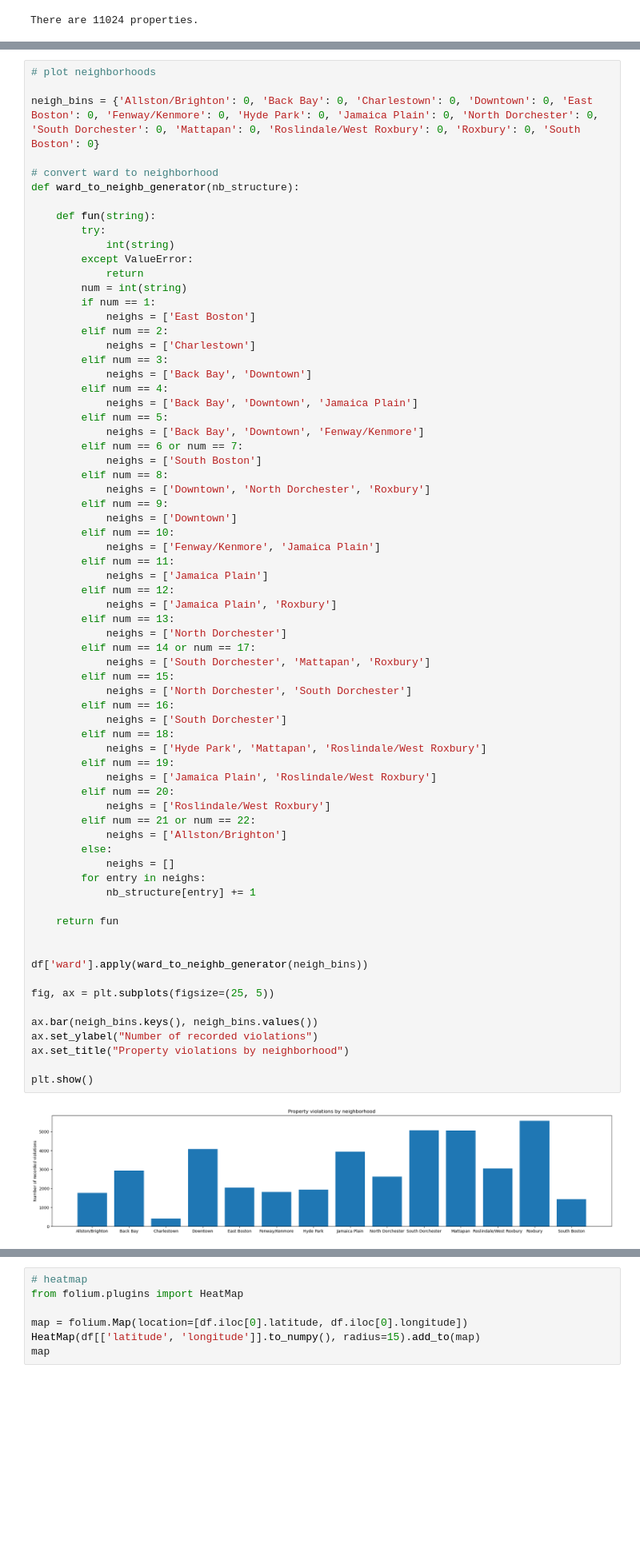
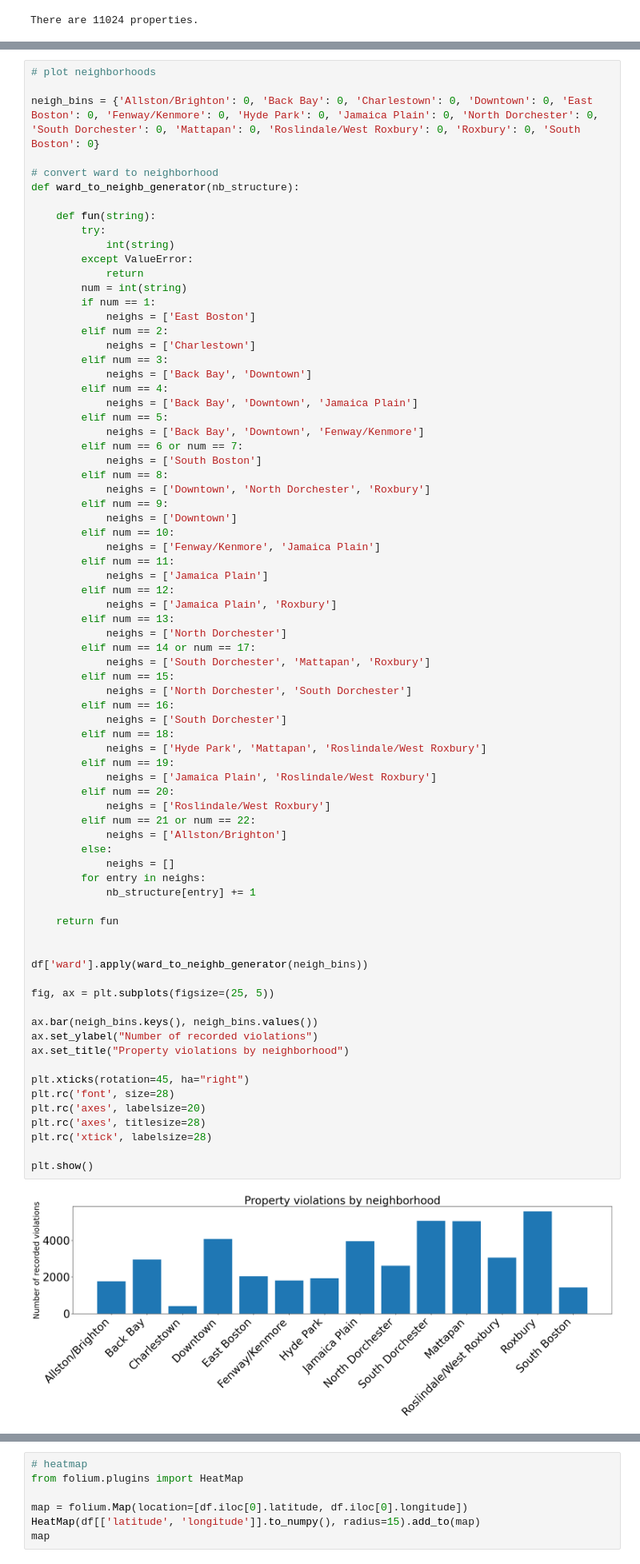
Before and after one commit to CHUF04/ds-councilor-louijeune-small-landlord, a Jupyter notebook: fall22-team-1/deliverable3/extension.ipynb, the cells around one changed output, grey strips where cells are left out. Shown at 80% size. Cells and saved outputs as stored; diff of their text form; blank space fills up the shorter version.

Commit message:
updated graphs

```diff
--- a/fall22-team-1/deliverable3/extension.ipynb
+++ b/fall22-team-1/deliverable3/extension.ipynb
@@ -101,34 +101,40 @@ def ward_to_neighb_generator(nb_structure):
         elif num == 15:
             neighs = ['North Dorchester', 'South Dorchester']
         elif num == 16:
             neighs = ['South Dorchester']
         elif num == 18:
             neighs = ['Hyde Park', 'Mattapan', 'Roslindale/West Roxbury']
         elif num == 19:
             neighs = ['Jamaica Plain', 'Roslindale/West Roxbury']
         elif num == 20:
             neighs = ['Roslindale/West Roxbury']
         elif num == 21 or num == 22:
             neighs = ['Allston/Brighton']
         else:
             neighs = []
         for entry in neighs:
             nb_structure[entry] += 1
 
     return fun
 
 
 df['ward'].apply(ward_to_neighb_generator(neigh_bins))
 
 fig, ax = plt.subplots(figsize=(25, 5))
 
 ax.bar(neigh_bins.keys(), neigh_bins.values())
 ax.set_ylabel("Number of recorded violations")
 ax.set_title("Property violations by neighborhood")
 
+plt.xticks(rotation=45, ha="right")
+plt.rc('font', size=28)
+plt.rc('axes', labelsize=20)
+plt.rc('axes', titlesize=28)
+plt.rc('xtick', labelsize=28)
+
 plt.show()
 # %% [output]
-[figure, old version]
+[figure, new version]
 # %%
 # attempt to merge property violations with main dataset
 
```
Also changed, not shown: parts of 1 cell of this notebook, 2 other files.
